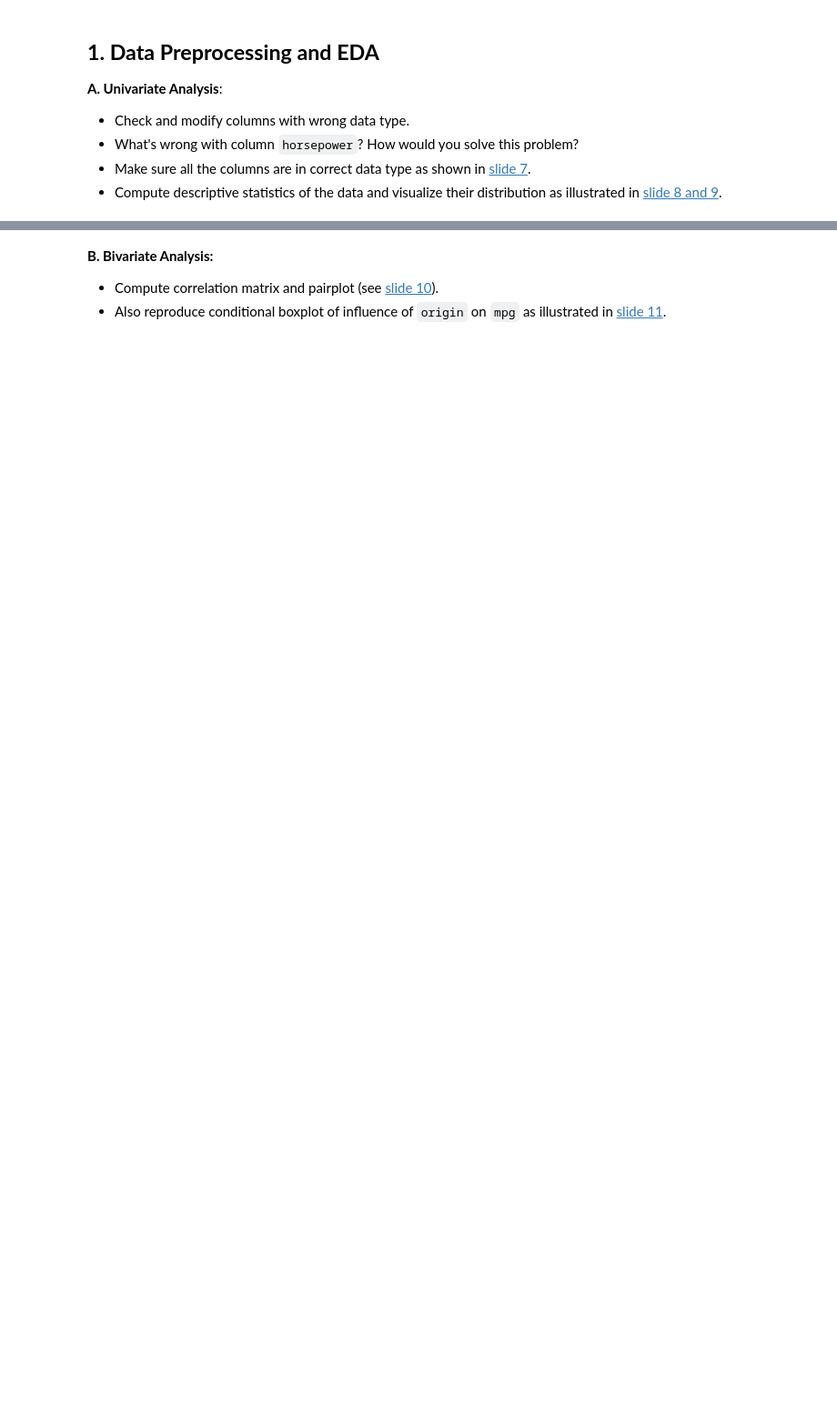
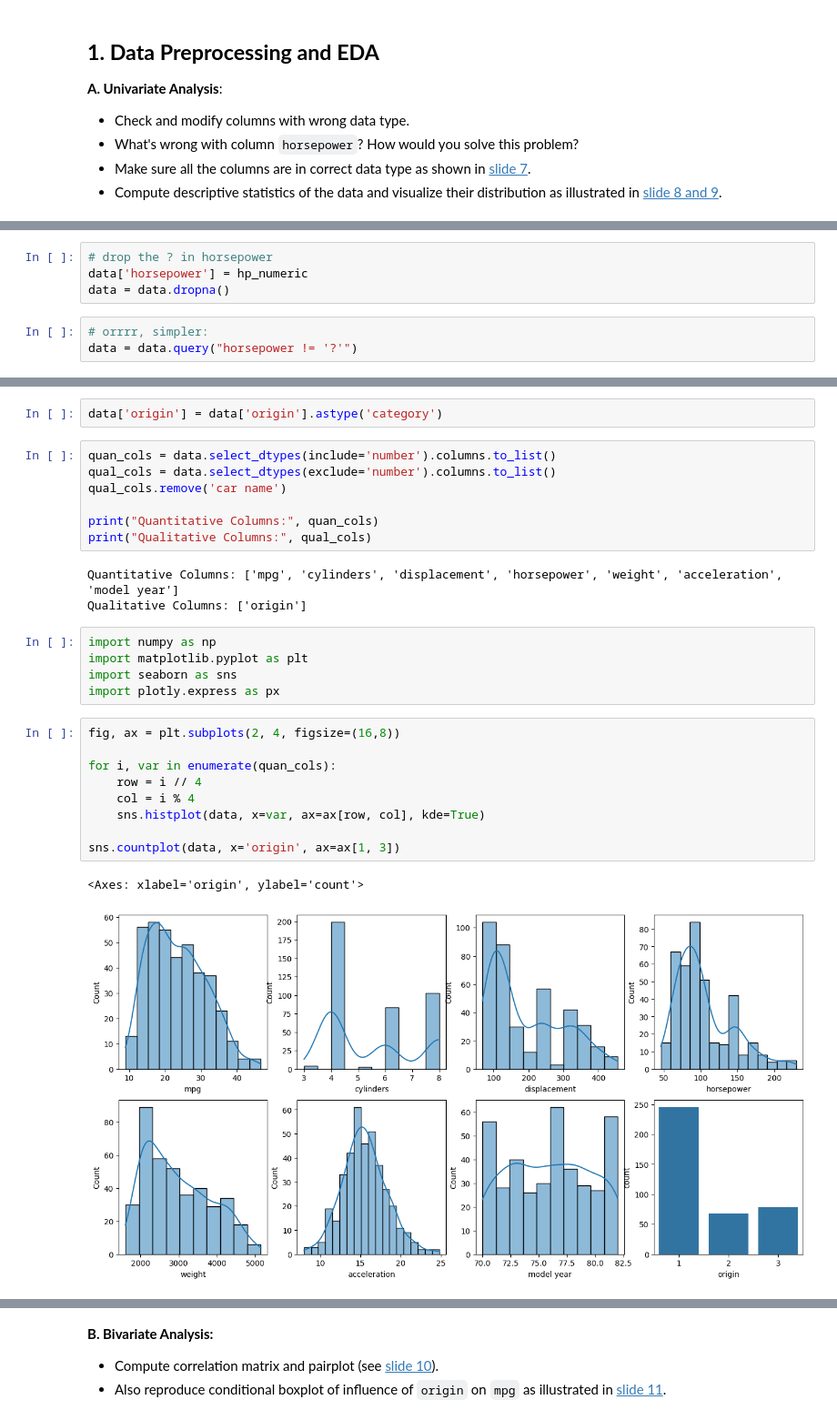
Before and after one commit to LaimengEung/inf-604-data-analysis-i-repo, a Jupyter notebook: Copy_of_Lab7_Linear_Logistic_Regression.ipynb, the cells around one changed output, grey strips where cells are left out. Shown at 91% size. Drawn from its saved outputs; the diff is of its cells as text; blank space fills up the shorter version.

```diff
--- a/Copy_of_Lab7_Linear_Logistic_Regression.ipynb
+++ b/Copy_of_Lab7_Linear_Logistic_Regression.ipynb
@@ -48,0 +84,7 @@ Extracting files...
+# %%
+# drop the ? in horsepower
+data['horsepower'] = hp_numeric
+data = data.dropna()
+# %%
+# orrrr, simpler:
+data = data.query("horsepower != '?'")
@@ -48,0 +110,29 @@ Extracting files...
+# %%
+data['origin'] = data['origin'].astype('category')
+# %%
+quan_cols = data.select_dtypes(include='number').columns.to_list()
+qual_cols = data.select_dtypes(exclude='number').columns.to_list()
+qual_cols.remove('car name')
+
+print("Quantitative Columns:", quan_cols)
+print("Qualitative Columns:", qual_cols)
+# %% [output]
+Quantitative Columns: ['mpg', 'cylinders', 'displacement', 'horsepower', 'weight', 'acceleration', 'model year']
+Qualitative Columns: ['origin']
+# %%
+import numpy as np
+import matplotlib.pyplot as plt
+import seaborn as sns
+import plotly.express as px
+# %%
+fig, ax = plt.subplots(2, 4, figsize=(16,8))
+
+for i, var in enumerate(quan_cols):
+    row = i // 4
+    col = i % 4
+    sns.histplot(data, x=var, ax=ax[row, col], kde=True)
+
+sns.countplot(data, x='origin', ax=ax[1, 3])
+# %% [output]
+<Axes: xlabel='origin', ylabel='count'>
+[figure, added]
```
Also changed, not shown: parts of 57 cells of this notebook.
